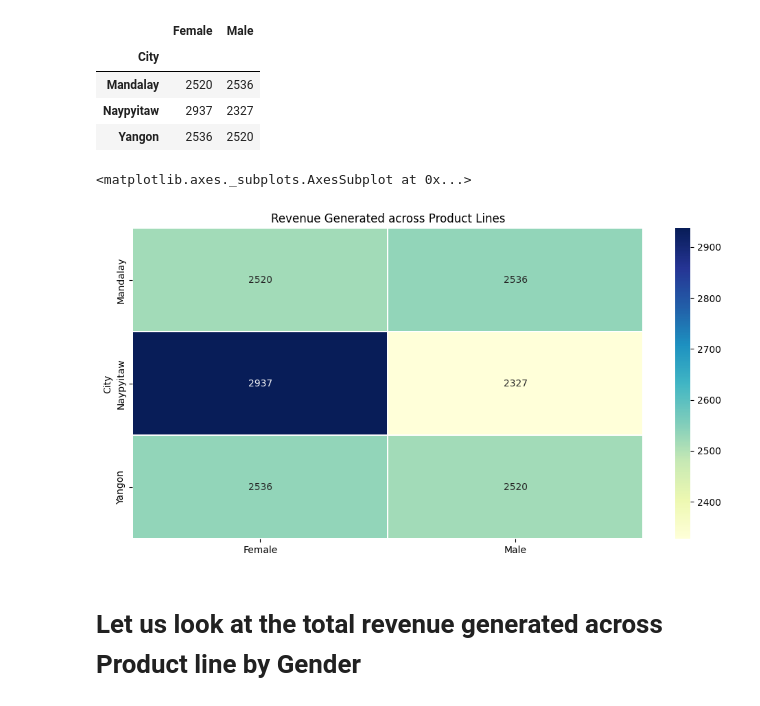
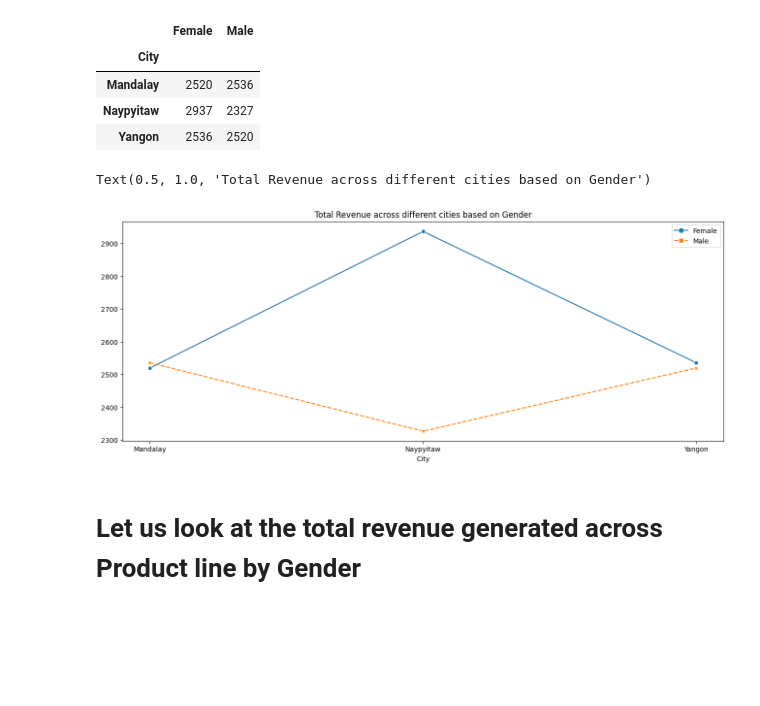
Before and after one commit to SC30GSWNBA/Myanmar_Superstores_EDA, a Jupyter notebook: Business_Case_Supermarket_Sales.ipynb, the cells around one changed output. Drawn from its saved outputs; the diff is of its cells as text; code cells hidden in the pictures; blank space fills up the shorter version.

```diff
--- a/Business_Case_Supermarket_Sales.ipynb
+++ b/Business_Case_Supermarket_Sales.ipynb
@@ -499,13 +506,17 @@ df
 | Naypyitaw | 2937 | 2327 |
 | Yangon | 2536 | 2520 |
 # %%
-colormap = sns.color_palette("Blues")
-plt.figure(figsize=(12,6), dpi= 100)
-plt.title('Revenue Generated across Product Lines')
-sns.heatmap(df, annot = True, fmt="d", linewidths=.5, linecolor='white', cmap="YlGnBu")
+#colormap = sns.color_palette("Blues")
+#plt.figure(figsize=(12,6), dpi= 100)
+#plt.title('Revenue Generated across Product Lines')
+#sns.heatmap(df, annot = True, fmt="d", linewidths=.5, linecolor='white', cmap="YlGnBu")
-# %% [output]
-<matplotlib.axes._subplots.AxesSubplot at 0x...>
-[figure, removed]
+# %%
+plt.figure(figsize=(16,6), dpi= 100)
+sns.lineplot(data=df, markers=True)
+plt.title('Total Revenue across different cities based on Gender')
+# %% [output]
+Text(0.5, 1.0, 'Total Revenue across different cities based on Gender')
+[figure, added]
 # %% [markdown]
 # Let us look at the total revenue generated across Product line by Gender
 # %%
```
Also changed, not shown: parts of 10 cells of this notebook.
